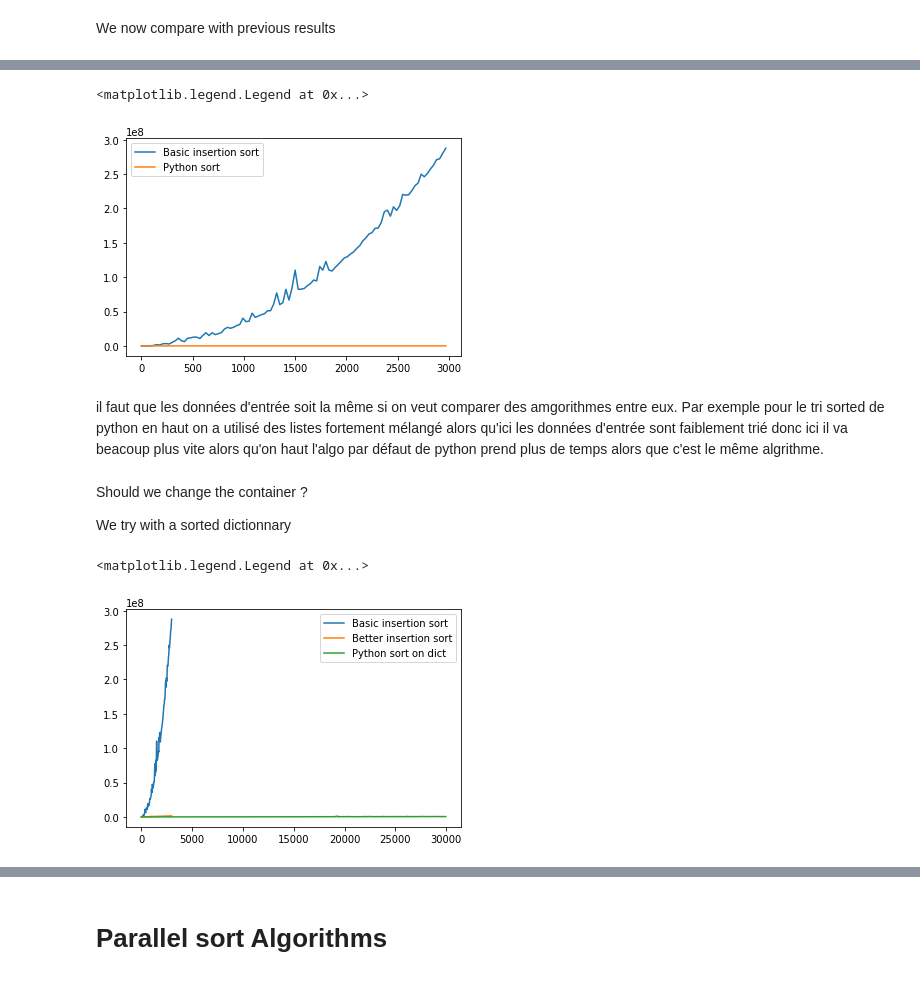
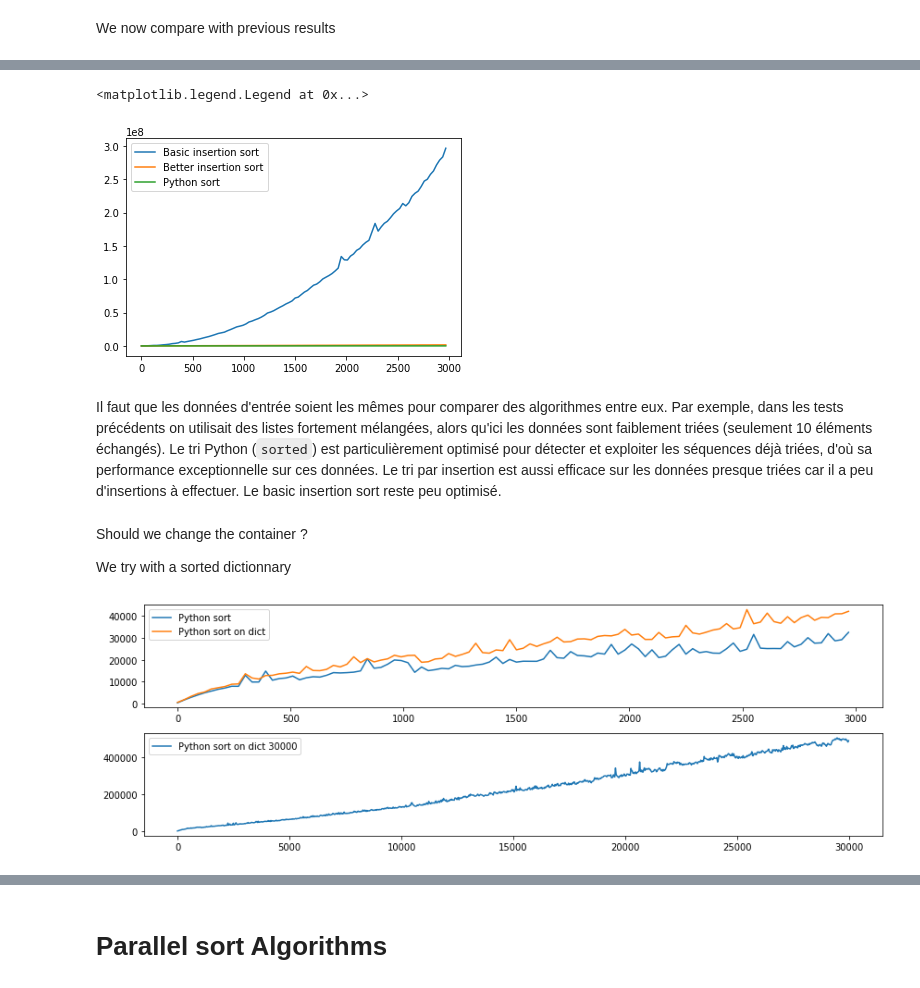
Before and after one commit to MarounC6/Parallel_Computing_CPU_Python_HPC, a Jupyter notebook: complexity.ipynb, the cells around one changed output, grey strips where cells are left out. Saved outputs shown, nothing was run; the diff lists cells and outputs as text; code cells hidden in the pictures.

```diff
--- a/complexity.ipynb
+++ b/complexity.ipynb
@@ -154,21 +157,21 @@ for i in tqdm(range(1, N_default, step)):
         times_default[i//step, j] = time_ns() - t0
 
 plt.plot(np.arange(N//step)*step, np.mean(times_v1, axis=1), label="Basic insertion sort")
-#plt.plot(np.arange(N//step)*step, np.mean(times, axis=1), label="Better insertion sort")
+plt.plot(np.arange(N//step)*step, np.mean(times, axis=1), label="Better insertion sort")
 plt.plot(np.arange(N_default//step)*step, np.mean(times_default, axis=1), label="Python sort")
 plt.legend()
 # %% [output]
 <matplotlib.legend.Legend at 0x...>
-[figure, old version]
+[figure, new version]
-# %% [markdown]
-il faut que les données d'entrée soit la même si on veut comparer des amgorithmes entre eux. Par exemple pour le tri sorted de python en haut on a utilisé des listes fortement mélangé alors qu'ici les données d'entrée sont faiblement trié donc ici il va beacoup plus vite alors qu'on haut l'algo par défaut de python prend plus de temps alors que c'est le même algrithme.
+# %% [markdown]
+Il faut que les données d'entrée soient les mêmes pour comparer des algorithmes entre eux. Par exemple, dans les tests précédents on utilisait des listes fortement mélangées, alors qu'ici les données sont faiblement triées (seulement 10 éléments échangés). Le tri Python (`sorted`) est particulièrement optimisé pour détecter et exploiter les séquences déjà triées, d'où sa performance exceptionnelle sur ces données. Le tri par insertion est aussi efficace sur les données presque triées car il a peu d'insertions à effectuer. Le basic insertion sort reste peu optimisé.
 # %% [markdown]
 Should we change the container ?
 
 We try with a sorted dictionnary
 # %%
 k = 100
-N_default = 30000
+N_default = 3000
 step = 30
 n_errors = 10
 times_dict = np.zeros((N_default//step, k))
@@ -183,14 +186,35 @@ for i in tqdm(range(1, N_default, step)):
         sorted(res_dict)
         times_dict[i//step, j] = time_ns() - t0
 
-plt.plot(np.arange(N//step)*step, np.mean(times_v1, axis=1), label="Basic insertion sort")
-plt.plot(np.arange(N//step)*step, np.mean(times, axis=1), label="Better insertion sort")
-#plt.plot(np.arange(N_default//step)*step, np.mean(times_default, axis=1), label="Python sort")
 
-
-A refaire
-plt.plot(np.arange(N_default//step)*step, np.mean(times_dict, axis=1), label="Python sort on dict")
-plt.legend()
+k = 100
+N_default2 = 30000
+step = 30
+n_errors = 10
+times_dict_30000 = np.zeros((N_default2//step, k))
+for i in tqdm(range(1, N_default2, step)):
+    for j in range(k):
+        ar = list(range(i))
+        for _ in range(n_errors):
+            a, b = np.random.randint(0, i, 2)
+            ar[a], ar[b] = ar[b], ar[a]
+        res_dict = {ar[j] : ar[j] for j in range(i)}
+        t0 = time_ns()
+        sorted(res_dict)
+        times_dict_30000[i//step, j] = time_ns() - t0
-# %% [output]
-<matplotlib.legend.Legend at 0x...>
-[figure, removed]
+# %%
+plt.figure(figsize=(12, 4))
+
+plt.subplot(2, 1, 1)
+plt.plot(np.arange(N_default//step)*step, np.mean(times_default, axis=1), label="Python sort")
+plt.plot(np.arange(N_default//step)*step, np.mean(times_dict, axis=1), label="Python sort on dict")
+plt.legend()
+
+
+plt.subplot(2, 1, 2)
+plt.plot(np.arange(N_default2//step)*step, np.mean(times_dict_30000, axis=1), label="Python sort on dict 30000")
+plt.legend()
+
+plt.tight_layout()
+# %% [output]
+[figure, added]
```
Also changed, not shown: parts of 12 cells of this notebook.
